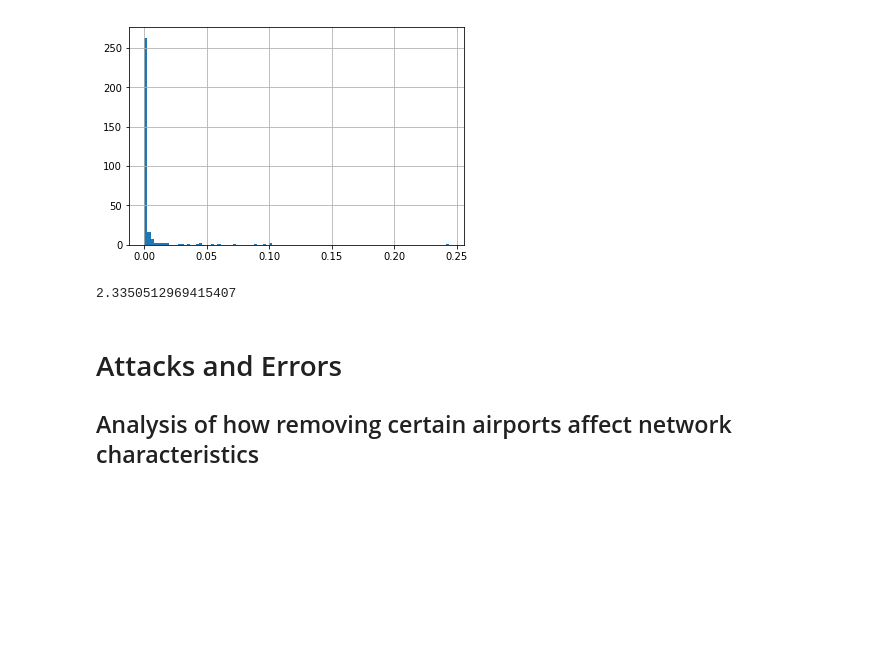
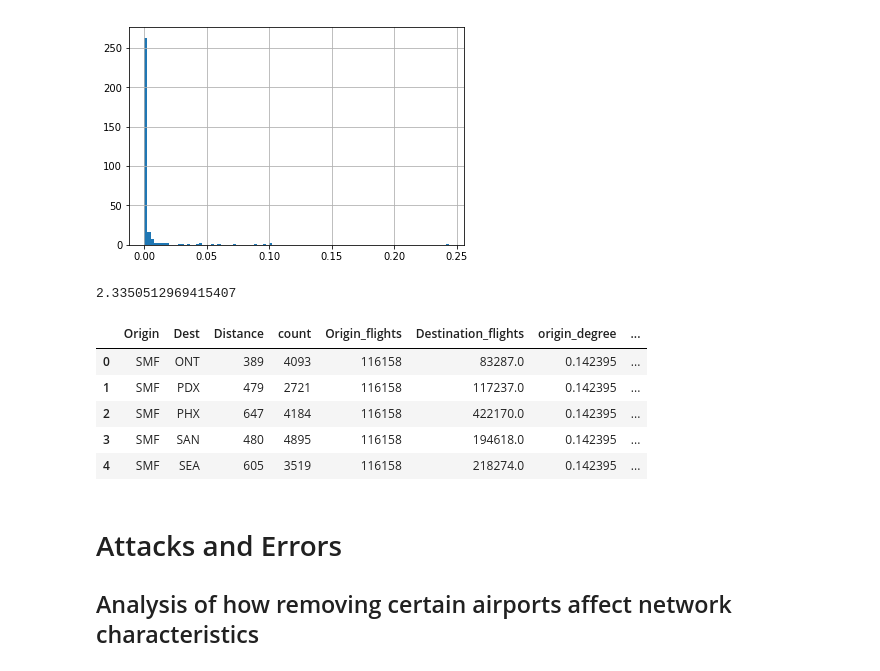
Before and after one commit to Morten-Esketveit/TSDS-gruppe-2019, a Jupyter notebook: Exam/NetworkAnalysis1Carrier.ipynb, the cells around one changed output. Saved outputs shown, nothing was run; the diff lists cells and outputs as text; code cells hidden in the pictures; blank space fills up the shorter version.

```diff
--- a/Exam/NetworkAnalysis1Carrier.ipynb
+++ b/Exam/NetworkAnalysis1Carrier.ipynb
@@ -176,6 +176,15 @@ ATL_avg = nx.average_shortest_path_length(Nettest)
 print(ATL_avg)
 # %% [output]
 2.3350512969415407
+# %%
+FlightsNx.head()
+# %% [output]
+|  | Origin | Dest | Distance | count | Origin_flights | Destination_flights | origin_degree | ... |
+| 0 | SMF | ONT | 389 | 4093 | 116158 | 83287.0 | 0.142395 | ... |
+| 1 | SMF | PDX | 479 | 2721 | 116158 | 117237.0 | 0.142395 | ... |
+| 2 | SMF | PHX | 647 | 4184 | 116158 | 422170.0 | 0.142395 | ... |
+| 3 | SMF | SAN | 480 | 4895 | 116158 | 194618.0 | 0.142395 | ... |
+| 4 | SMF | SEA | 605 | 3519 | 116158 | 218274.0 | 0.142395 | ... |
 # %% [markdown]
 # Attacks and Errors
 ## Analysis of how removing certain airports affect network characteristics
```
Also changed, not shown: parts of 18 cells of this notebook, 5 other files.
